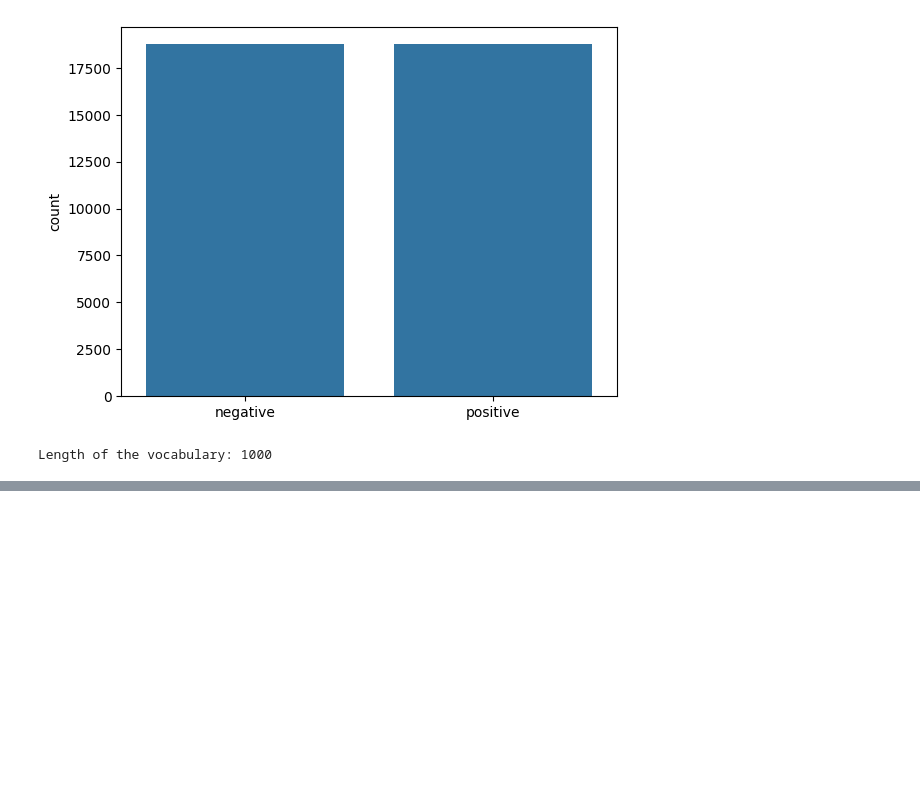
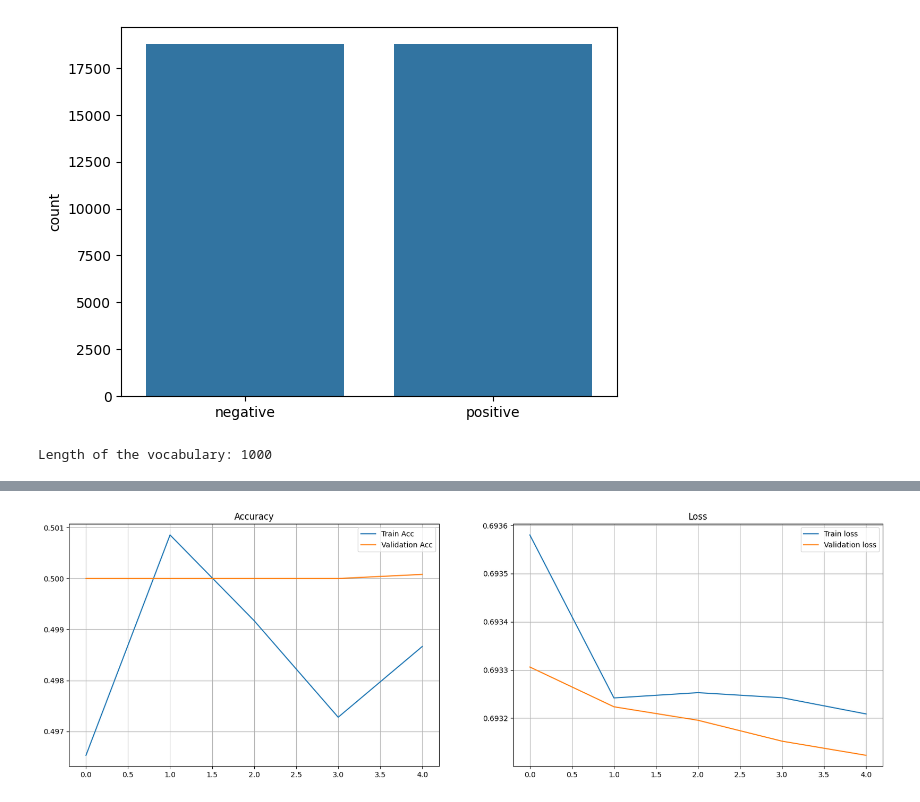
Before and after one commit to sdivyakolu/Pytorch_Tutorial, a Jupyter notebook: Day3_Datalab.ipynb, the cells around one changed output, grey strips where cells are left out. Saved outputs shown, nothing was run; the diff lists cells and outputs as text; code cells hidden in the pictures; blank space fills up the shorter version.

```diff
--- a/Day3_Datalab.ipynb
+++ b/Day3_Datalab.ipynb
@@ -132,0 +158,5 @@ Length of the vocabulary: 1000
+# %%
+#We have very less number of reviews with length > 500
+#So we will consideronly those below
+x_train_pad =padding_(x_train_padded,500)
+x_test_pad = padding_(x_test_padded,500)
@@ -132,0 +299,12 @@ Length of the vocabulary: 1000
+# %%
+# loss and optimization functions
+lr=0.001
+
+criterion = nn.BCELoss()
+
+optimizer = torch.optim.Adam(model.parameters(), lr=lr)
+
+# function to predict accuracy
+def acc(pred,label):
+    pred = torch.round(pred.squeeze())
+    return torch.sum(pred == label.squeeze()).item()
@@ -132,0 +443,30 @@ Length of the vocabulary: 1000
+# %%
+fig = plt.figure(figsize = (20, 6))
+
+plt.subplot(1, 2, 1)
+
+plt.plot(epoch_tr_acc, label='Train Acc')
+
+plt.plot(epoch_vl_acc, label='Validation Acc')
+
+plt.title("Accuracy")
+
+plt.legend()
+
+plt.grid()
+
+plt.subplot(1, 2, 2)
+
+plt.plot(epoch_tr_loss, label='Train loss')
+
+plt.plot(epoch_vl_loss, label='Validation loss')
+
+plt.title("Loss")
+
+plt.legend()
+
+plt.grid()
+
+plt.show()
+# %% [output]
+[figure, added]
```
Also changed, not shown: parts of 10 cells of this notebook.
